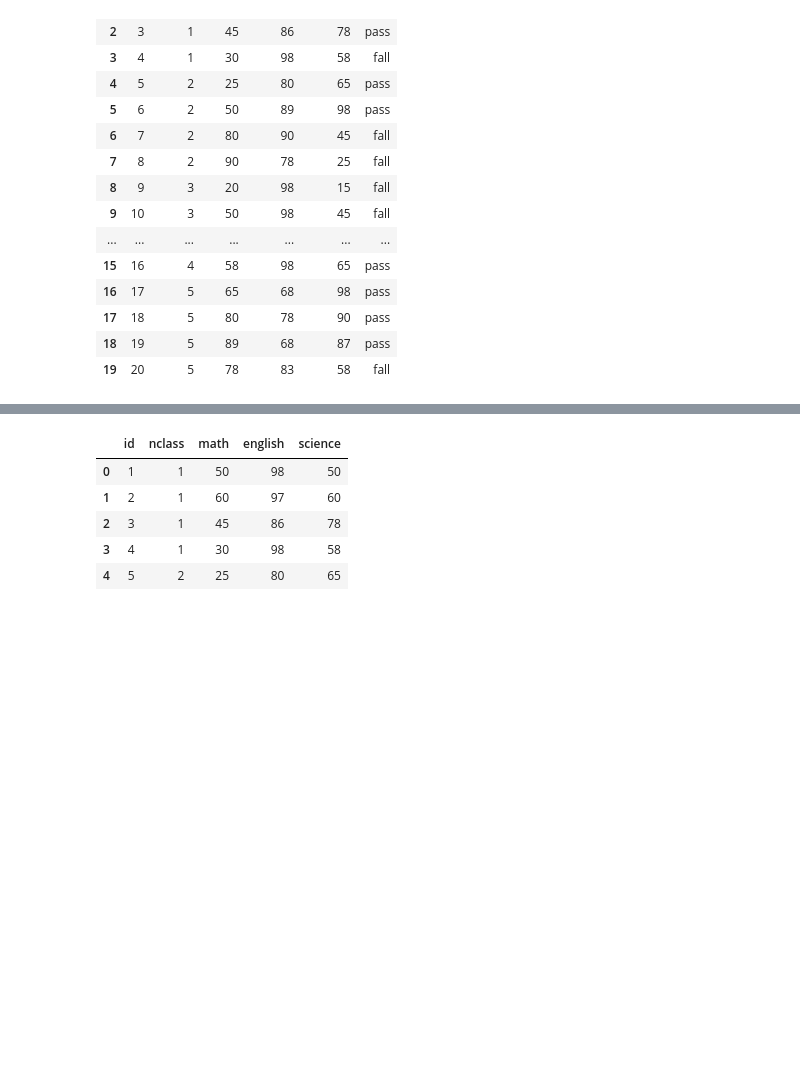
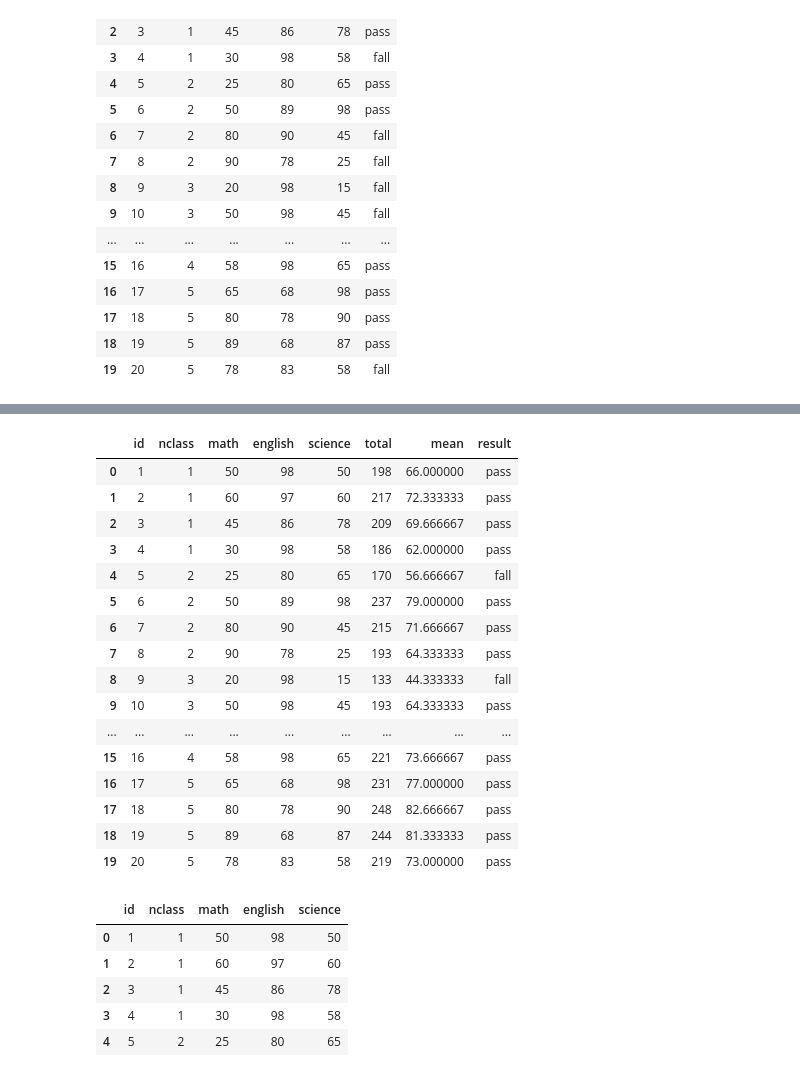
Before and after one commit to dndxor/BCDA, a Jupyter notebook: Ch06_DataHandling.ipynb, the cells around one changed output, grey strips where cells are left out. Saved outputs shown, nothing was run; the diff lists cells and outputs as text; code cells hidden in the pictures; blank space fills up the shorter version.

```diff
--- a/Ch06_DataHandling.ipynb
+++ b/Ch06_DataHandling.ipynb
@@ -520,3 +573,26 @@ exam.assign(test = np.where(exam['science'] >= 60, 'pass', 'fall'))
+# %%
+### [실습 6-1] exam 데이터 프레임에 'total'과 'mean', 'result' 파생변수가 추가
+
+
+new_exam
+# %% [output]
+|  | id | nclass | math | english | science | total | mean | result |
+| 0 | 1 | 1 | 50 | 98 | 50 | 198 | 66.000000 | pass |
+| 1 | 2 | 1 | 60 | 97 | 60 | 217 | 72.333333 | pass |
+| 2 | 3 | 1 | 45 | 86 | 78 | 209 | 69.666667 | pass |
+| 3 | 4 | 1 | 30 | 98 | 58 | 186 | 62.000000 | pass |
+| 4 | 5 | 2 | 25 | 80 | 65 | 170 | 56.666667 | fall |
+| 5 | 6 | 2 | 50 | 89 | 98 | 237 | 79.000000 | pass |
+| 6 | 7 | 2 | 80 | 90 | 45 | 215 | 71.666667 | pass |
+| 7 | 8 | 2 | 90 | 78 | 25 | 193 | 64.333333 | pass |
+| 8 | 9 | 3 | 20 | 98 | 15 | 133 | 44.333333 | fall |
+| 9 | 10 | 3 | 50 | 98 | 45 | 193 | 64.333333 | pass |
+| ... | ... | ... | ... | ... | ... | ... | ... | ... |
+| 15 | 16 | 4 | 58 | 98 | 65 | 221 | 73.666667 | pass |
+| 16 | 17 | 5 | 65 | 68 | 98 | 231 | 77.000000 | pass |
+| 17 | 18 | 5 | 80 | 78 | 90 | 248 | 82.666667 | pass |
+| 18 | 19 | 5 | 89 | 68 | 87 | 244 | 81.333333 | pass |
+| 19 | 20 | 5 | 78 | 83 | 58 | 219 | 73.000000 | pass |
 # %%
 ## 실습용 데이터 프레임 생성
 import pandas as pd
```
Also changed, not shown: parts of 27 cells of this notebook, 4 other files.
